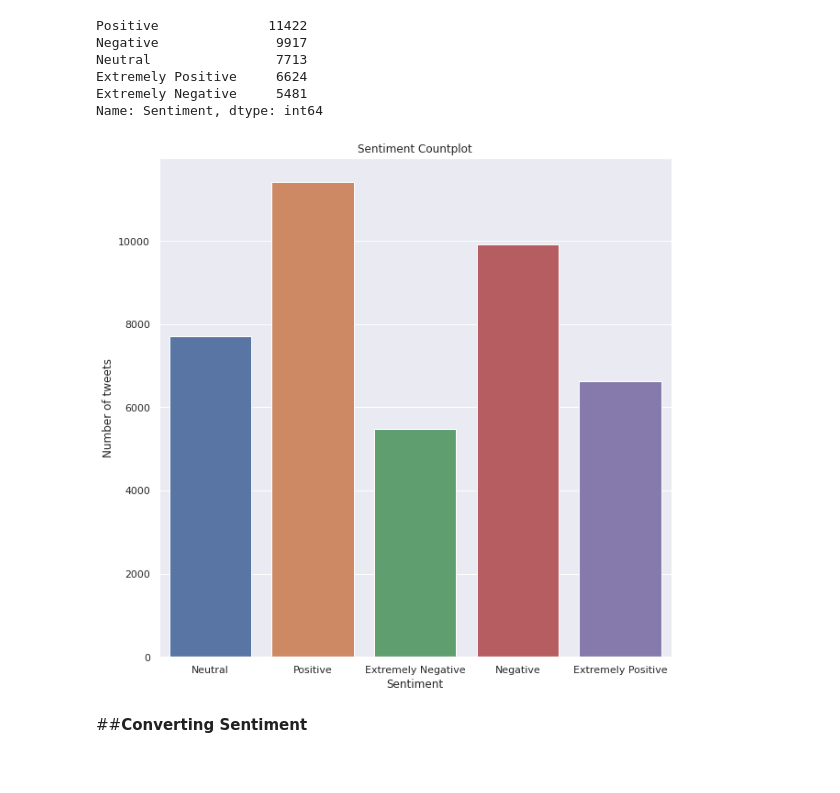
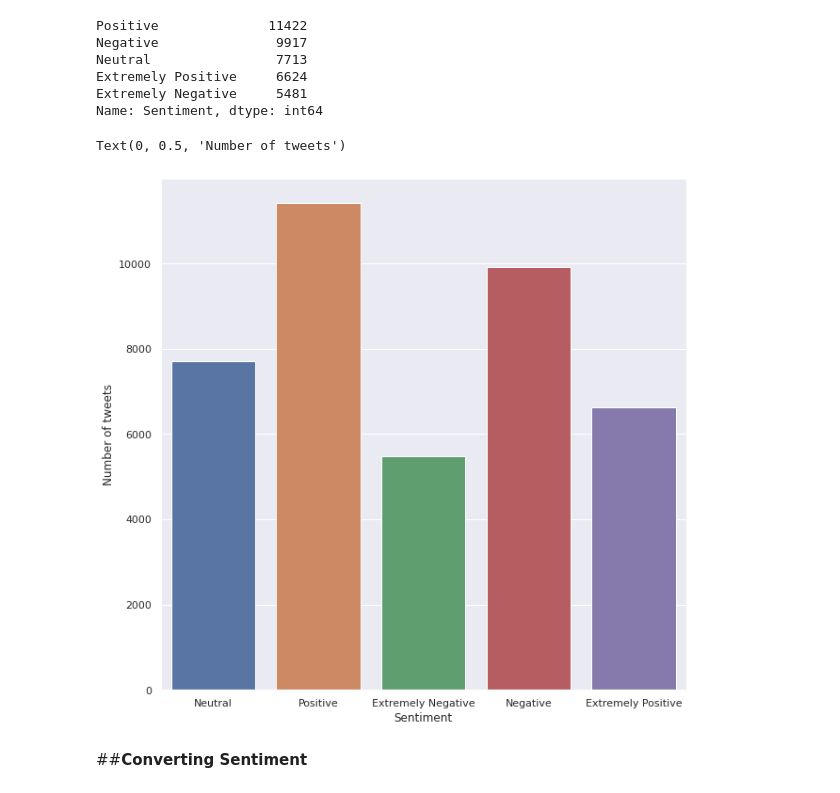
Before and after one commit to manjusreekc/Classification-Coronavirus-Tweet-Sentiment-Analysis, a Jupyter notebook: Coronavirus_Tweet_Sentiment_Analysis_Manjusree_K_C_Capstone_Project.ipynb, the cells around one changed output. Cells and saved outputs as stored; diff of their text form; code cells hidden in the pictures.

```diff
--- a/Coronavirus_Tweet_Sentiment_Analysis_Manjusree_K_C_Capstone_Project.ipynb
+++ b/Coronavirus_Tweet_Sentiment_Analysis_Manjusree_K_C_Capstone_Project.ipynb
@@ -162,13 +160,12 @@ Name: Sentiment, dtype: int64
 # %%
 #Setting the heigt and width of the graph
 plt.rcParams["figure.figsize"]=10,10
 #Plotting the total number of tweets for each subcategory in the target variable
 sns.countplot(x="Sentiment", data=df)
 plt.ylabel("Number of tweets")
-plt.title("Sentiment Countplot")
-plt.show()
 # %% [output]
+Text(0, 0.5, 'Number of tweets')
-[figure, old version]
+[figure, new version]
 # %% [markdown]
 ##**Converting Sentiment**
 # %% [markdown]
```
Also changed, not shown: parts of 38 cells of this notebook.
